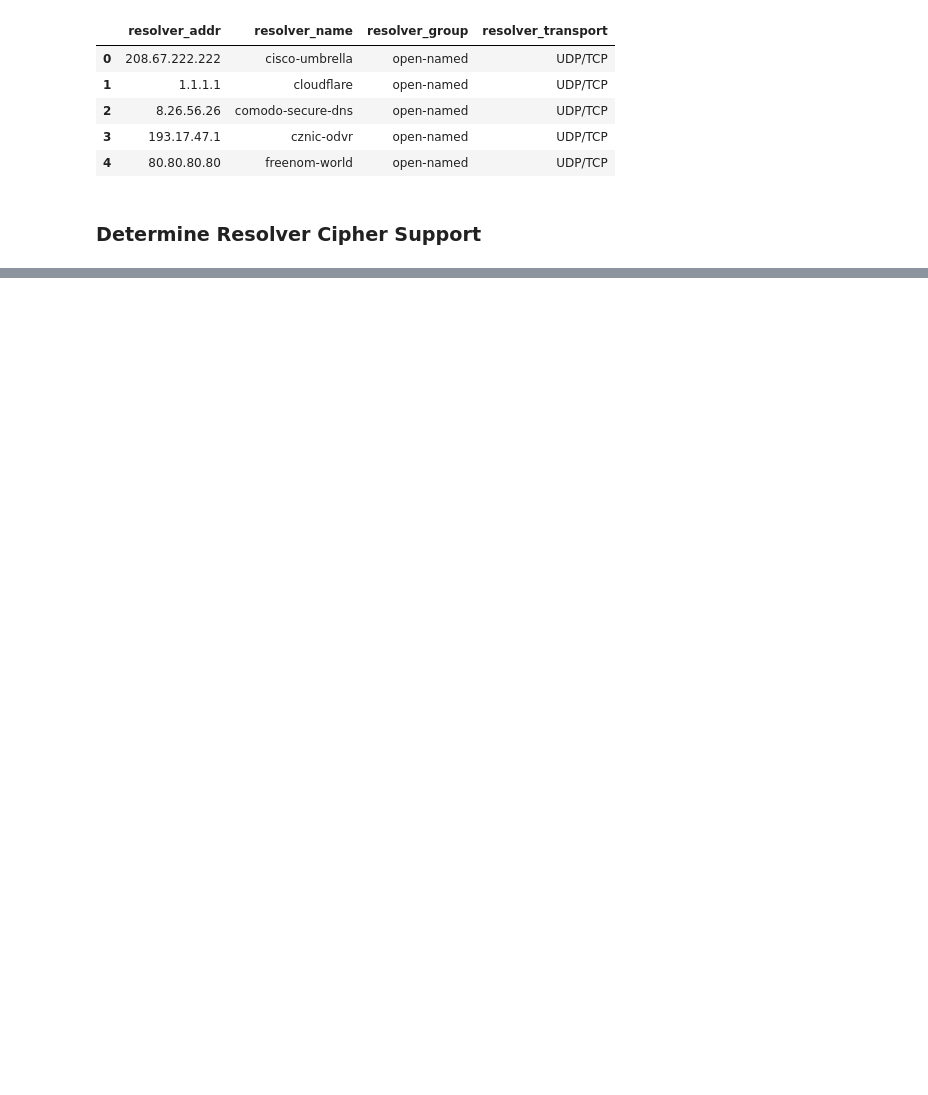
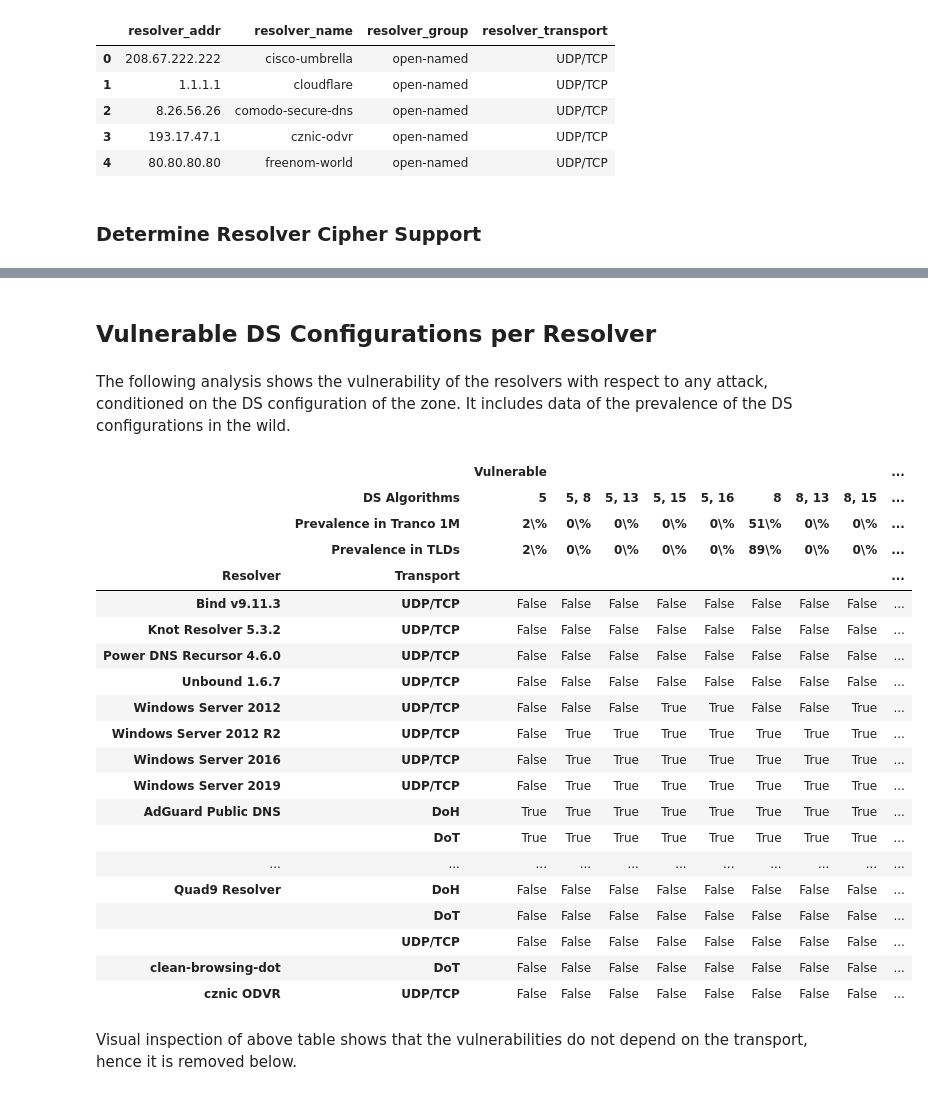
Before and after one commit to nils-wisiol/dns-downgrade-attack, a Jupyter notebook: Analysis Downgrade Attack v2.ipynb, the cells around one changed output, grey strips where cells are left out. Cells and saved outputs as stored; diff of their text form; code cells hidden in the pictures; blank space fills up the shorter version.

```diff
--- a/Analysis Downgrade Attack v2.ipynb
+++ b/Analysis Downgrade Attack v2.ipynb
@@ -426,16 +537,19 @@ def behavior_correct(row):
         return None
 
     if not row['supported_ds']:
+        # resolvers will treat zone as insecure if there is no supported DS algorithm
+        # we don't care if resolvers give SERVFAIL more often than appropriate
         return True
 
     if row['rcode'] == dns.rcode.Rcode.NOERROR and row['evil_content']:
-        # signature invalid, but no error reported may only happen if no ds or no dnskey was supported
-        return not row['supported_ds'] #or not row['supported_dnskey']
+        # evil content present, i.e. the signature invalid, but response wasn't SERVFAIL
+        return False
     elif row['rcode'] == dns.rcode.Rcode.SERVFAIL: # we don't see the content so cannot check for evil content:
         # desired behavior for invalid signatures
         # we don't care if resolvers give SERVFAIL more often than appropriate
         return True
 
+    # something else we didnt expect?
     logging.warning(f"Don't know if behavior is correct for rcode={row['rcode']} evil_content={row['evil_content']} "
                     f"ds={', '.join(str(int(a)) for a in row['ds'])} "
                     f"supported_ds={', '.join(str(int(a)) for a in row['supported_ds'])} qname={row['qname']}")
@@ -481,2 +620,0 @@ results.to_pickle(datetime.now().strftime("results-%Y-%m-%d--%H-%M-%S.pickle"))
-# %%
-results = pd.read_pickle("results-2021-10-05--21-31-03.pickle")
@@ -567,0 +751,11 @@ check_attack(results.loc[index]['resolver_addr'], results.loc[index]['attack'],
+# %%
+results['has_covered_rrsig'] = results.apply(lambda row: bool(set(row['ds']) & set(row['dnskey']) & set(row['rrsig'])), axis=1)
+
+results[(results['resolver_addr'] == given_resolver) & (results['ds'] != results['dnskey'])].sort_values(
+    ['num_supported_ds', 'num_unsupported_ds', 'num_supported_rrsig', 'num_unsupported_rrsig', 'has_covered_rrsig', 'attack']).groupby(
+    ['has_supported_ds', 'has_unsupported_rrsig', 'has_covered_rrsig', 'has_supported_rrsig', 'attack']).agg({
+    'behavior_correct': ['mean', len],
+    'zone_config': [values],
+}).reset_index().pivot(columns=[('attack', '')], index=[
+    ('has_supported_ds', ''), ('has_unsupported_rrsig', ''), ('has_covered_rrsig', ''), ('has_supported_rrsig', '')],
+                       values=[('behavior_correct', 'mean')]).style.apply(lambda row: ['background-color: red;' if val < 1 else None for val in row], axis=1)
@@ -567,0 +776,4 @@ check_attack(results.loc[index]['resolver_addr'], results.loc[index]['attack'],
+# %% [markdown]
+## Vulnerable DS Configurations per Resolver
+# %% [markdown]
+The following analysis shows the vulnerability of the resolvers with respect to any attack, conditioned on the DS configuration of the zone. It includes data of the prevalence of the DS configurations in the wild.
@@ -567,0 +814,54 @@ check_attack(results.loc[index]['resolver_addr'], results.loc[index]['attack'],
+# %%
+def row_style(row):
+    return ['color: red;' if behavior_correct is True else 'color: grey;' for behavior_correct in row]
+
+def vulnerable(row):
+    return {
+        True: False,
+        False: True,
+    }.get(row['behavior_correct'], None)
+
+results['Group'] = results.apply(lambda row: RESOLVER_GROUPS.get(row['resolver_group'], row['resolver_group']), axis=1)
+#results['Group'] = results['resolver_group']
+results['Resolver'] = results.apply(lambda row: RESOLVER_NAMES.get(removesuffix(removesuffix(row['resolver_name'], '-dot'), '-doh'), row['resolver_name']), axis=1)
+results['Transport'] = results['resolver_transport']
+results['DS Algorithms'] = results['ds_numbers']
+results['Vulnerable'] = results.apply(vulnerable, axis=1)
+
+vulnerable = results[~results['Vulnerable'].isna()].groupby(['Group', 'Resolver', 'Transport', 'DS Algorithms']).agg({
+    'Vulnerable': [any]
+}).reset_index()
+vulnerable.columns = vulnerable.columns.droplevel(1)
+vulnerable = vulnerable.pivot(columns=['DS Algorithms'], index=['Group', 'Resolver', 'Transport'], values=['Vulnerable'])
+#vulnerable.columns = [('',) + x if not isinstance(x[1], tuple) else x + ('',) for x in vulnerable.columns]
+vulnerable.columns = pd.MultiIndex.from_tuples(
+    [(x[0], ', '.join(str(a) for a in x[1])) + (f"{tranco_ds_distribution.get(x[1], 0)/tranco_ds_total*100:.0f}\%", f"{tld_ds_distribution.get(x[1], 0)/tld_ds_total*100:.0f}\%") for x in vulnerable.columns],
+    names=vulnerable.columns.names + ['Prevalence in Tranco 1M', 'Prevalence in TLDs']
+)
+vulnerable = vulnerable.reset_index(['Group'])
+del vulnerable['Group']
+vulnerable.style.apply(row_style, axis=1)
+# %% [output]
+|  |  | Vulnerable |  |  |  |  |  |  |  | ... |
+|  | DS Algorithms | 5 | 5, 8 | 5, 13 | 5, 15 | 5, 16 | 8 | 8, 13 | 8, 15 | ... |
+|  | Prevalence in Tranco 1M | 2\% | 0\% | 0\% | 0\% | 0\% | 51\% | 0\% | 0\% | ... |
+|  | Prevalence in TLDs | 2\% | 0\% | 0\% | 0\% | 0\% | 89\% | 0\% | 0\% | ... |
+| Resolver | Transport |  |  |  |  |  |  |  |  | ... |
+| Bind v9.11.3 | UDP/TCP | False | False | False | False | False | False | False | False | ... |
+| Knot Resolver 5.3.2 | UDP/TCP | False | False | False | False | False | False | False | False | ... |
+| Power DNS Recursor 4.6.0 | UDP/TCP | False | False | False | False | False | False | False | False | ... |
+| Unbound 1.6.7 | UDP/TCP | False | False | False | False | False | False | False | False | ... |
+| Windows Server 2012 | UDP/TCP | False | False | False | True | True | False | False | True | ... |
+| Windows Server 2012 R2 | UDP/TCP | False | True | True | True | True | True | True | True | ... |
+| Windows Server 2016 | UDP/TCP | False | True | True | True | True | True | True | True | ... |
+| Windows Server 2019 | UDP/TCP | False | True | True | True | True | True | True | True | ... |
+| AdGuard Public DNS | DoH | True | True | True | True | True | True | True | True | ... |
+|  | DoT | True | True | True | True | True | True | True | True | ... |
+| ... | ... | ... | ... | ... | ... | ... | ... | ... | ... | ... |
+| Quad9 Resolver | DoH | False | False | False | False | False | False | False | False | ... |
+|  | DoT | False | False | False | False | False | False | False | False | ... |
+|  | UDP/TCP | False | False | False | False | False | False | False | False | ... |
+| clean-browsing-dot | DoT | False | False | False | False | False | False | False | False | ... |
+| cznic ODVR | UDP/TCP | False | False | False | False | False | False | False | False | ... |
+# %% [markdown]
+Visual inspection of above table shows that the vulnerabilities do not depend on the transport, hence it is removed below.
```
Also changed, not shown: parts of 61 cells of this notebook.
